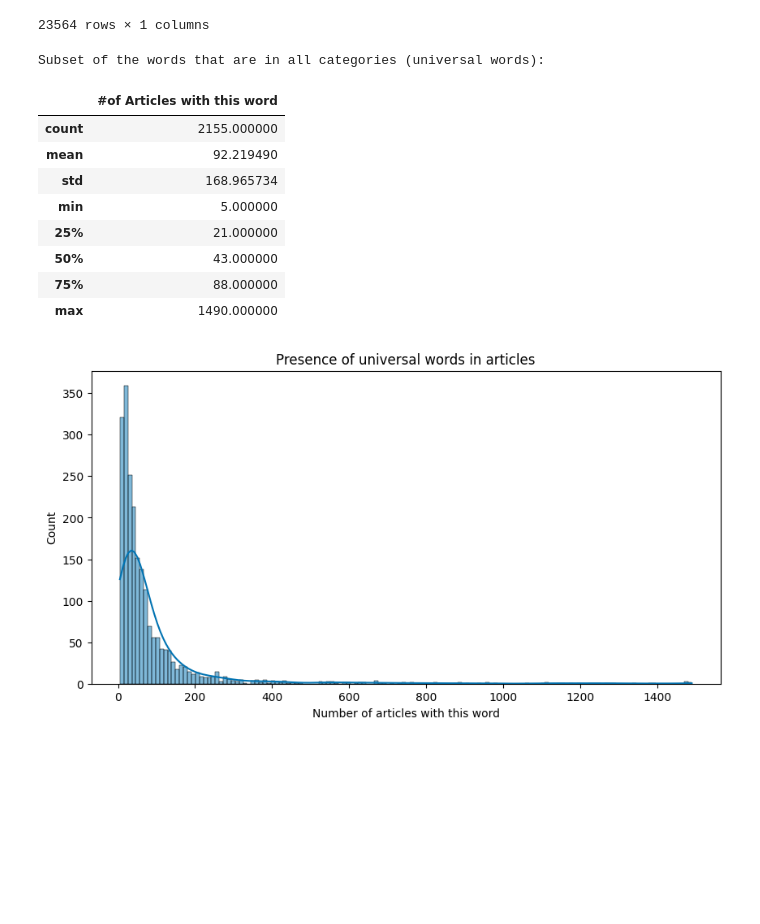
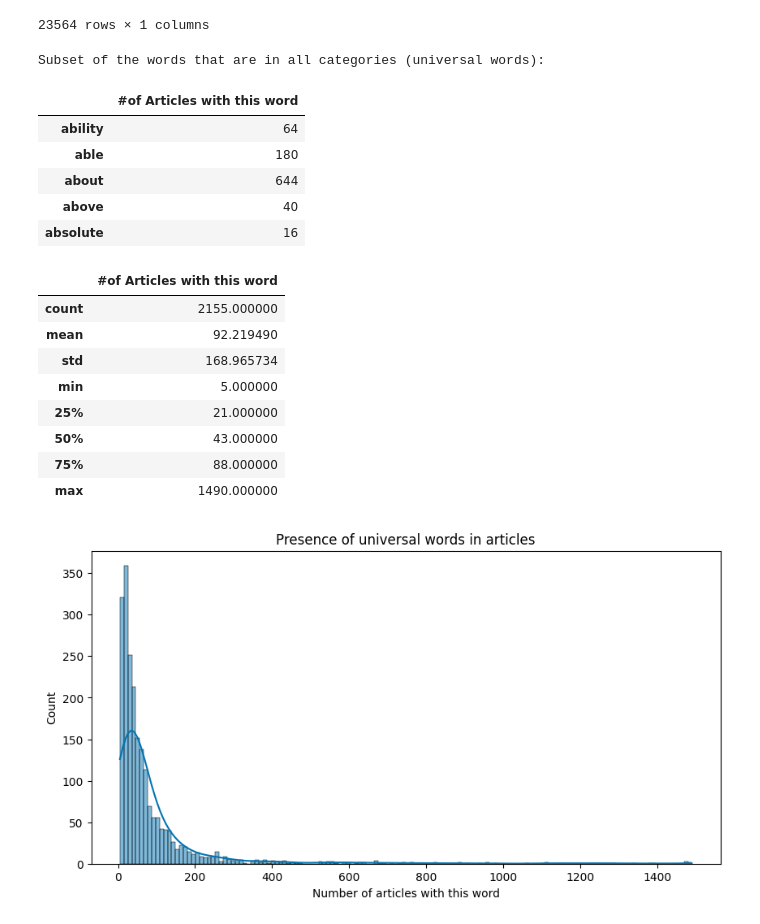
Before and after one commit to yasuomaidana/introduction-to-machine-learning, a Jupyter notebook: Unsupervised Algorithms in Machine Learning/BBC News Classification/BBC text classification.ipynb, the cells around one changed output. Cells and saved outputs as stored; diff of their text form; code cells hidden in the pictures; blank space fills up the shorter version.

Commit message:
COUR-1009: Analyzing data filtering

```diff
--- a/Unsupervised Algorithms in Machine Learning/BBC News Classification/BBC text classification.ipynb
+++ b/Unsupervised Algorithms in Machine Learning/BBC News Classification/BBC text classification.ipynb
@@ -333,11 +335,11 @@ sns.boxplot(
 # %%
 cv=CountVectorizer()
-WC=cv.fit_transform(train_data['Text'])
+word_count=cv.fit_transform(train_data['Text'])
 print('There are {} documents in the training set.'.format(len(train_data)))
-print('There are {} different words in the training set.'.format(WC.shape[1]))
-print('The sparse Matrix WC has size {} and its sparsity is {:.2f}%. '.format(WC.shape,100*(1-WC.count_nonzero()/np.prod(WC.shape))))
+print('There are {} different words in the training set.'.format(word_count.shape[1]))
+print('The sparse Matrix WC has size {} and its sparsity is {:.2f}%. '.format(word_count.shape,100*(1-word_count.count_nonzero()/np.prod(word_count.shape))))
 print('\nCorresponding DataFrame to WC:')
-counts_df = pd.DataFrame(WC.A,columns=cv.get_feature_names_out ())
+counts_df = pd.DataFrame(word_count.A,columns=cv.get_feature_names_out())
 counts_df
 # %% [output]
 There are 1490 documents in the training set.
@@ -377,8 +379,8 @@ dtype: int64
 counts_df['_category_']=train_data['Category']
 
 print('Word count by category:')
-G = counts_df.groupby('_category_').sum()
-G
+word_count_by_category = counts_df.groupby('_category_').sum()
+word_count_by_category
 # %% [output]
 Word count by category:
 |  | aa | aaa | aaas | aac | aadc | aaliyah | aaltra | aamir | aaron | abacus | ... | ... |
@@ -503,32 +518,39 @@ Weights given to words by idf:
 23564 rows × 1 columns
 # %%
 print("Subset of the words that are in all categories (universal words):")
-is_in_all_cats = G.astype(bool).sum(axis=0)==5
-universal_words = pd.DataFrame(WC.getnnz(axis=0)[is_in_all_cats], # nnz = number of nonzero entries per column (count of articles with word)
-                               index=G.columns[is_in_all_cats]._data,
+is_in_all_cats = word_count_by_category.astype(bool).sum(axis=0)==5
+universal_words = pd.DataFrame(word_count.getnnz(axis=0)[is_in_all_cats], # nnz = number of nonzero entries per column (count of articles with word)
+                               index=word_count_by_category.columns[is_in_all_cats]._data,
                                columns=['#of Articles with this word'])
-
-
-fig, axs = plt.subplots(ncols=1,figsize=(10, 5))
-sns.histplot(
-    ax=axs,
-    data = universal_words,
-    legend = False,
-    palette = 'colorblind',
-    kde = True,
-    ).set(
-        title = 'Presence of universal words in articles',
-        xlabel='Number of articles with this word');
-universal_words.describe()
+universal_words.head()
 # %% [output]
 Subset of the words that are in all categories (universal words):
 |  | #of Articles with this word |
-| count | 2155.000000 |
-| mean | 92.219490 |
-| std | 168.965734 |
-| min | 5.000000 |
-| 25% | 21.000000 |
-| 50% | 43.000000 |
-| 75% | 88.000000 |
-| max | 1490.000000 |
+| ability | 64 |
+| able | 180 |
+| about | 644 |
+| above | 40 |
+| absolute | 16 |
-[figure, removed]
+# %%
+fig, axs = plt.subplots(ncols=1,figsize=(10, 5))
+sns.histplot(
+    ax=axs,
+    data = universal_words,
+    legend = False,
+    palette = 'colorblind',
+    kde = True,
+    ).set(
+        title = 'Presence of universal words in articles',
+        xlabel='Number of articles with this word');
+universal_words.describe()
+# %% [output]
+|  | #of Articles with this word |
+| count | 2155.000000 |
+| mean | 92.219490 |
+| std | 168.965734 |
+| min | 5.000000 |
+| 25% | 21.000000 |
+| 50% | 43.000000 |
+| 75% | 88.000000 |
+| max | 1490.000000 |
+[figure, added]
```
Also changed, not shown: parts of 11 cells of this notebook.
